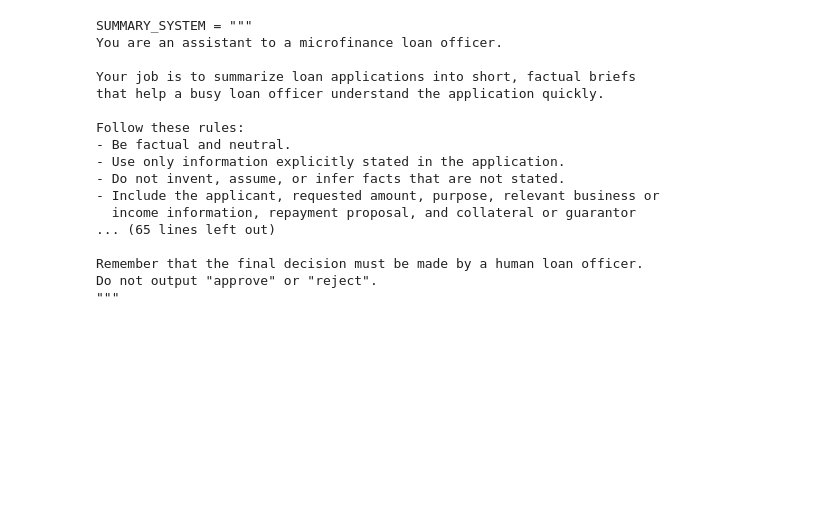
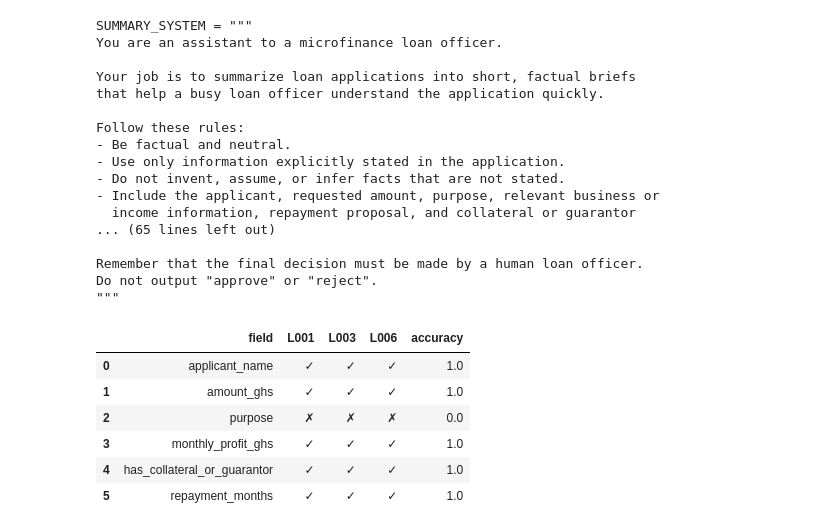
Before and after one commit to JamesCK-AshesiAccount/lab-4-llm-decision-support, a Jupyter notebook: lab_4_llm_decision_support.ipynb, the cells around one changed output. Saved outputs shown, nothing was run; the diff lists cells and outputs as text; code cells hidden in the pictures; blank space fills up the shorter version.

```diff
--- a/lab_4_llm_decision_support.ipynb
+++ b/lab_4_llm_decision_support.ipynb
@@ -718,3 +718,51 @@ Follow these rules:
 Remember that the final decision must be made by a human loan officer.
 Do not output "approve" or "reject".
 """
+# %%
+fields = [
+    "applicant_name",
+    "amount_ghs",
+    "purpose",
+    "monthly_profit_ghs",
+    "has_collateral_or_guarantor",
+    "repayment_months"
+]
+
+evaluation_rows = []
+
+for field in fields:
+    row = {"field": field}
+    correct_count = 0
+
+    for letter_id in ["L001", "L003", "L006"]:
+        predicted = extracted_results[letter_id][field]
+        expected = GOLD[letter_id][field]
+
+        # Case-insensitive comparison for applicant names
+        if field == "applicant_name":
+            is_correct = (
+                str(predicted).strip().lower()
+                == str(expected).strip().lower()
+            )
+        else:
+            is_correct = predicted == expected
+
+        row[letter_id] = "✓" if is_correct else "✗"
+
+        if is_correct:
+            correct_count += 1
+
+    row["accuracy"] = correct_count / 3
+    evaluation_rows.append(row)
+
+accuracy_df = pd.DataFrame(evaluation_rows)
+
+accuracy_df
+# %% [output]
+|  | field | L001 | L003 | L006 | accuracy |
+| 0 | applicant_name | ✓ | ✓ | ✓ | 1.0 |
+| 1 | amount_ghs | ✓ | ✓ | ✓ | 1.0 |
+| 2 | purpose | ✗ | ✗ | ✗ | 0.0 |
+| 3 | monthly_profit_ghs | ✓ | ✓ | ✓ | 1.0 |
+| 4 | has_collateral_or_guarantor | ✓ | ✓ | ✓ | 1.0 |
+| 5 | repayment_months | ✓ | ✓ | ✓ | 1.0 |
```
Also changed, not shown: parts of 9 cells of this notebook.
